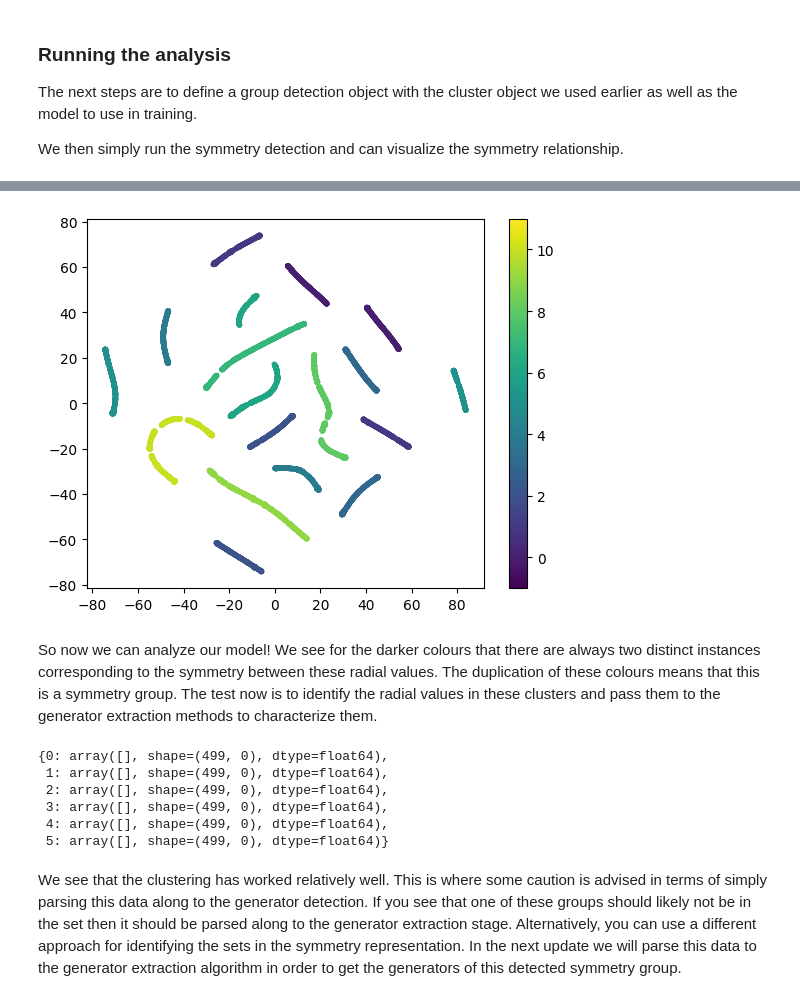
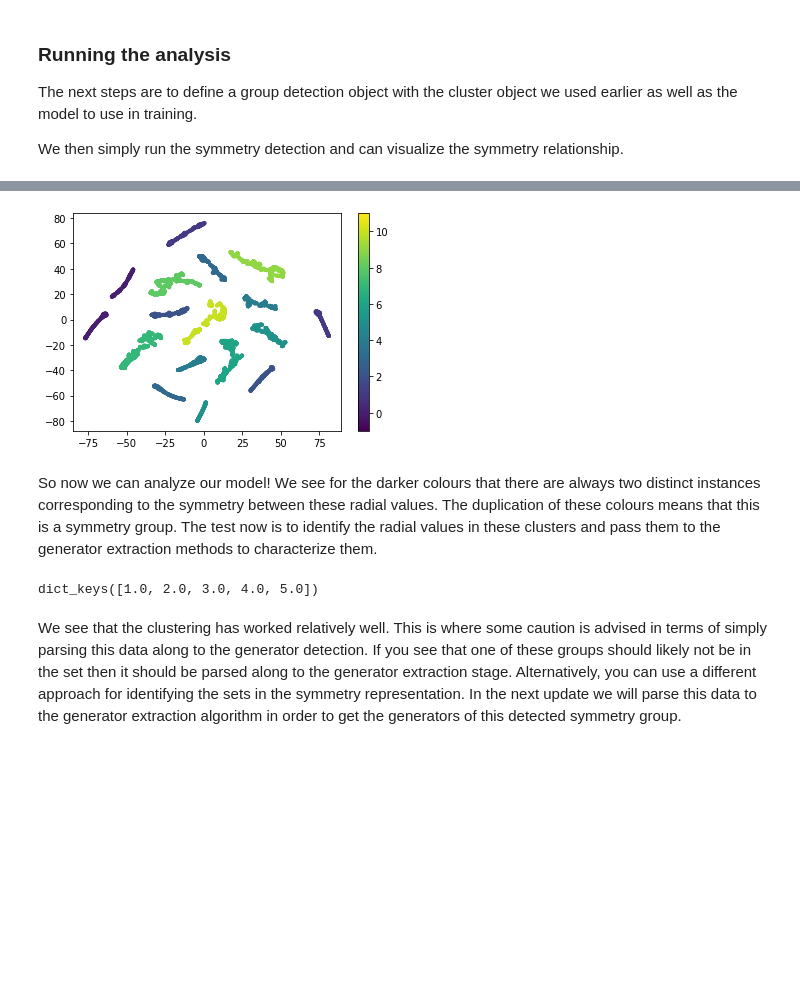
Before and after one commit to zincware/SymSuite, a Jupyter notebook: docs/source/examples/double_well_investigation.ipynb, the cells around one changed output, grey strips where cells are left out. Drawn from its saved outputs; the diff is of its cells as text; code cells hidden in the pictures; blank space fills up the shorter version.

```diff
--- a/docs/source/examples/double_well_investigation.ipynb
+++ b/docs/source/examples/double_well_investigation.ipynb
@@ -26,7 +21,7 @@ from sklearn.cluster import MeanShift, estimate_bandwidth
 ###  Preparing data
 So you want to prepare some simple data from a double well potential so that we can identify some symmetry groups. Luckily, we were prepared for this scenario and wrote a class just for you!
 # %%
-double_well_potential = DoubleWellPotential(a=2.4)
+double_well_potential = symdet.DoubleWellPotential(a=2.4)
 # %% [markdown]
 As simple as that we have a double well potential. But we can also take a look at it.
 # %%
@@ -52,12 +45,11 @@ clustering.plot_clusters(training_data)
 
 We want to use a deep and wide neural network so as to encode a high dimensional representation.
 # %%
-model = DenseModel(training_data,
-                   n_layers=7,
-                   units=80,
-                   epochs=10,
-                   batch_size=64,
-                   lr=0.00025)
+model = symdet.DenseModel(n_layers=7,
+                          units=80,
+                          epochs=10,
+                          batch_size=64,
+                          lr=0.00025)
 # %% [markdown]
 ### Running the analysis
 
@@ -65,6 +57,6 @@ The next steps are to define a group detection object with the cluster object we
 
 We then simply run the symmetry detection and can visualize the symmetry relationship.
 # %%
-sym_detector = GroupDetection(model, clustering)
+sym_detector = symdet.GroupDetection(model, double_well_potential.clustered_data)
 point_cloud = sym_detector.run_symmetry_detection(plot=True)
 # %% [output]
@@ -88,14 +80,9 @@ Epoch 10/10
-[figure, old version]
+[figure, new version]
 # %% [markdown]
 So now we can analyze our model! We see for the darker colours that there are always two distinct instances corresponding to the symmetry between these radial values. The duplication of these colours means that this is a symmetry group. The test now is to identify the radial values in these clusters and pass them to the generator extraction methods to characterize them.
 # %%
-point_cloud
+point_cloud.keys()
 # %% [output]
-{0: array([], shape=(499, 0), dtype=float64),
- 1: array([], shape=(499, 0), dtype=float64),
- 2: array([], shape=(499, 0), dtype=float64),
- 3: array([], shape=(499, 0), dtype=float64),
- 4: array([], shape=(499, 0), dtype=float64),
- 5: array([], shape=(499, 0), dtype=float64)}
+dict_keys([1.0, 2.0, 3.0, 4.0, 5.0])
 # %% [markdown]
 We see that the clustering has worked relatively well. This is where some caution is advised in terms of simply parsing this data along to the generator detection. If you see that one of these groups should likely not be in the set then it should be parsed along to the generator extraction stage. Alternatively, you can use a different approach for identifying the sets in the symmetry representation. In the next update we will parse this data to the generator extraction algorithm in order to get the generators of this detected symmetry group.
```
Also changed, not shown: parts of 8 cells of this notebook, 18 other files.
